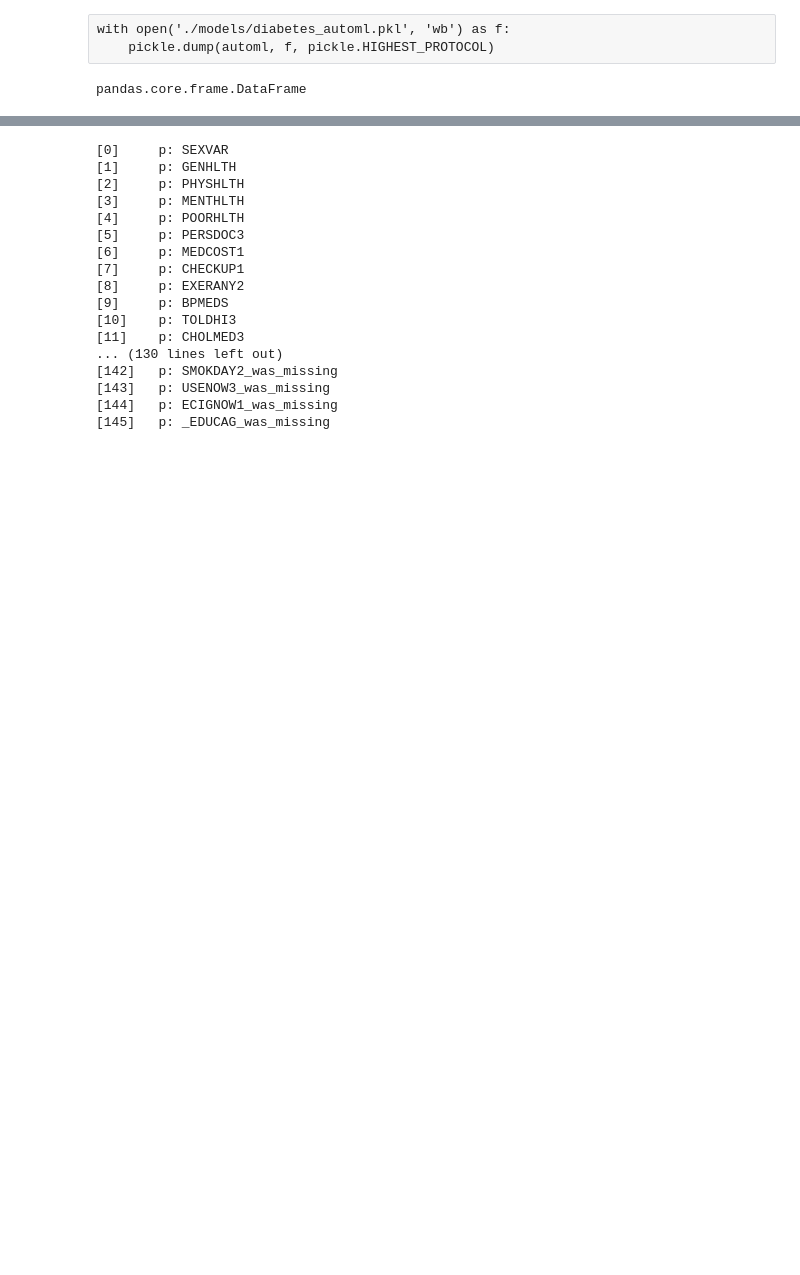
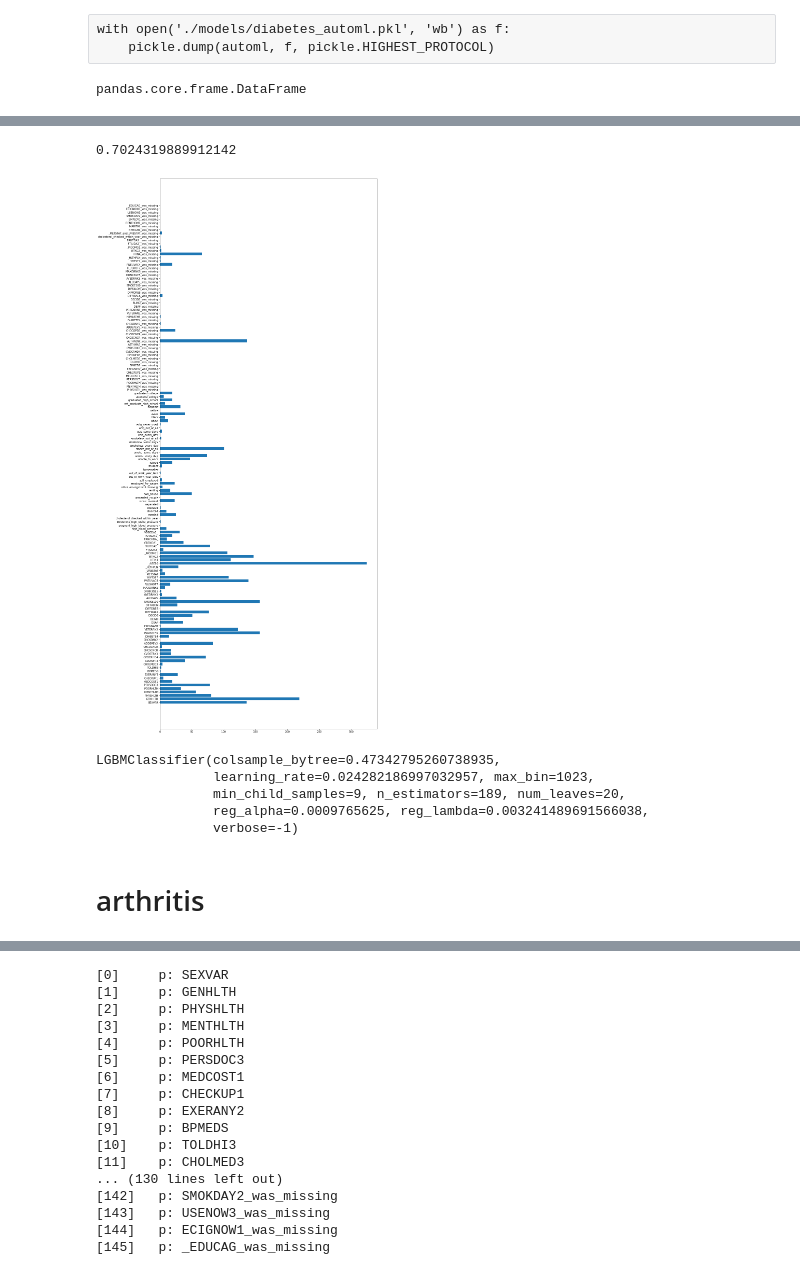
Before and after one commit to puhalskib/adv-p-health, a Jupyter notebook: training.ipynb, the cells around one changed output, grey strips where cells are left out. Drawn from its saved outputs; the diff is of its cells as text; code cells hidden in the pictures; blank space fills up the shorter version.

```diff
--- a/training.ipynb
+++ b/training.ipynb
@@ -163,0 +876,4 @@ df2=df.drop(df.query('salary == 0').sample(frac=.41).index)
+# %%
+df2['air_prob'] = df[['ASTHMA3', 'CHCCOPD3']].apply(lambda row: row.ASTHMA3 or row.CHCCOPD3, axis=1)
+df2 = df2.drop(['ASTHMA3', 'CHCCOPD3', 'ASTHNOW'],axis=1)
+df2['air_prob'].describe()
@@ -163,0 +890,12 @@ df2=df.drop(df.query('salary == 0').sample(frac=.41).index)
+# %%
+y2 = df2['air_prob']
+X2 = df2.drop(['air_prob'],axis=1)
+X_train2, X_test2, y_train2, y_test2 = train_test_split(X2, y2, test_size=0.2, random_state=0)
+# %%
+# undersample the over represented class without airway problems
+from imblearn.under_sampling import RandomUnderSampler
+from collections import Counter
+under_sampler = RandomUnderSampler()
+X_res, y_res = under_sampler.fit_resample(X_train2, y_train2)
+print(f"Training target statistics: {Counter(y_res)}")
+print(f"Testing target statistics: {Counter(y_test2)}")
@@ -163,0 +905,3 @@ df2=df.drop(df.query('salary == 0').sample(frac=.41).index)
+# %%
+airml = AutoML()
+airml.fit(X_res, y_res, task="classification", time_budget=20)
@@ -163,0 +972,26 @@ df2=df.drop(df.query('salary == 0').sample(frac=.41).index)
+# %%
+# testing cancer accuracy
+y_pred2 = airml.predict(X_test2)
+accuracy_score(y_test2, y_pred2)
+# %% [output]
+0.7024319889912142
+# %%
+import matplotlib.pyplot as plt
+#plt.figure().set_figwidth(25)
+#plt.figure().set_figheight(20)
+plt.rcParams['figure.figsize'] = [15, 39]
+plt.barh(airml.feature_names_in_, airml.feature_importances_)
+plt.show()
+# %% [output]
+[figure, added]
+# %%
+# Print the best model
+print(airml.model.estimator)
+# %% [output]
+LGBMClassifier(colsample_bytree=0.47342795260738935,
+               learning_rate=0.024282186997032957, max_bin=1023,
+               min_child_samples=9, n_estimators=189, num_leaves=20,
+               reg_alpha=0.0009765625, reg_lambda=0.003241489691566038,
+               verbose=-1)
+# %% [markdown]
+# arthritis
```
Also changed, not shown: parts of 68 cells of this notebook, 19 other files.
